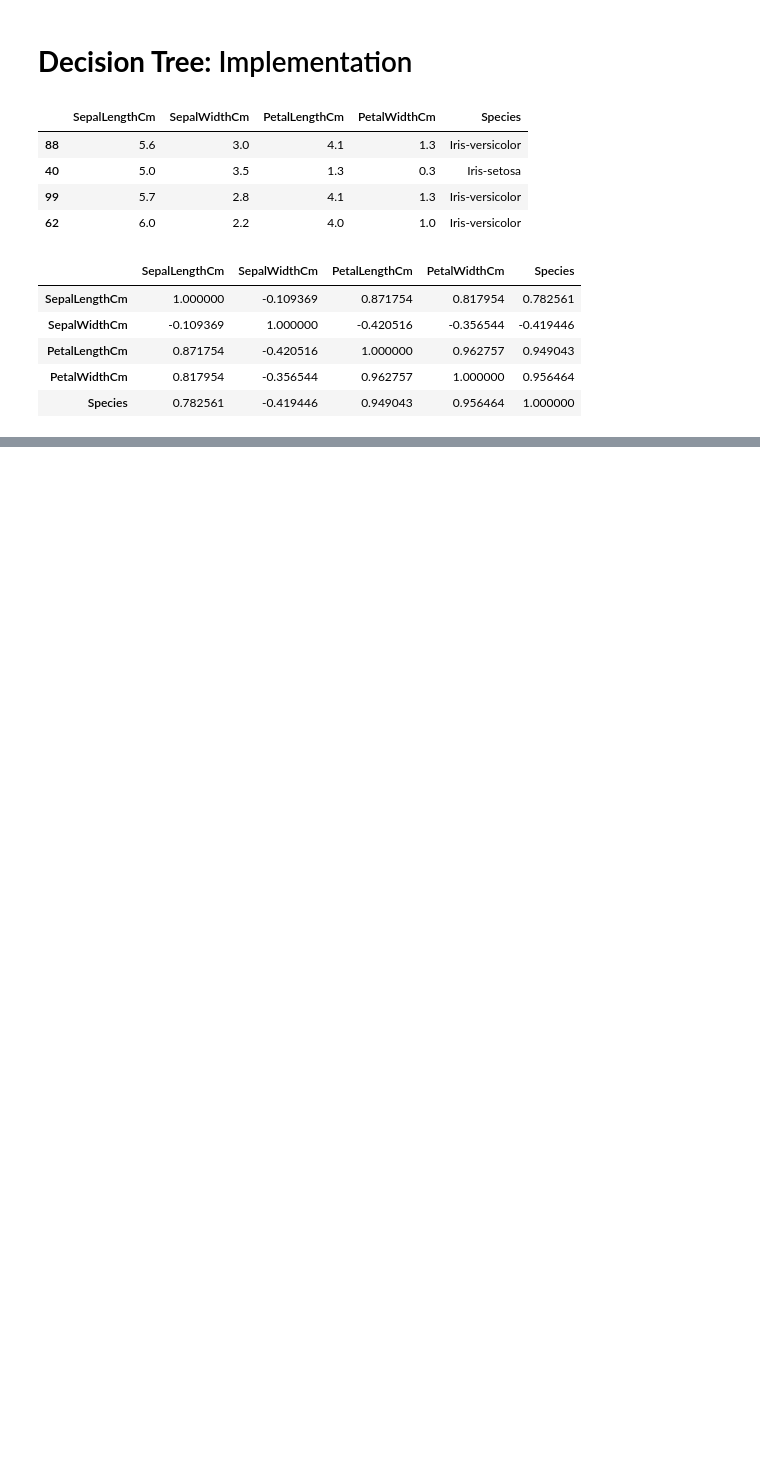
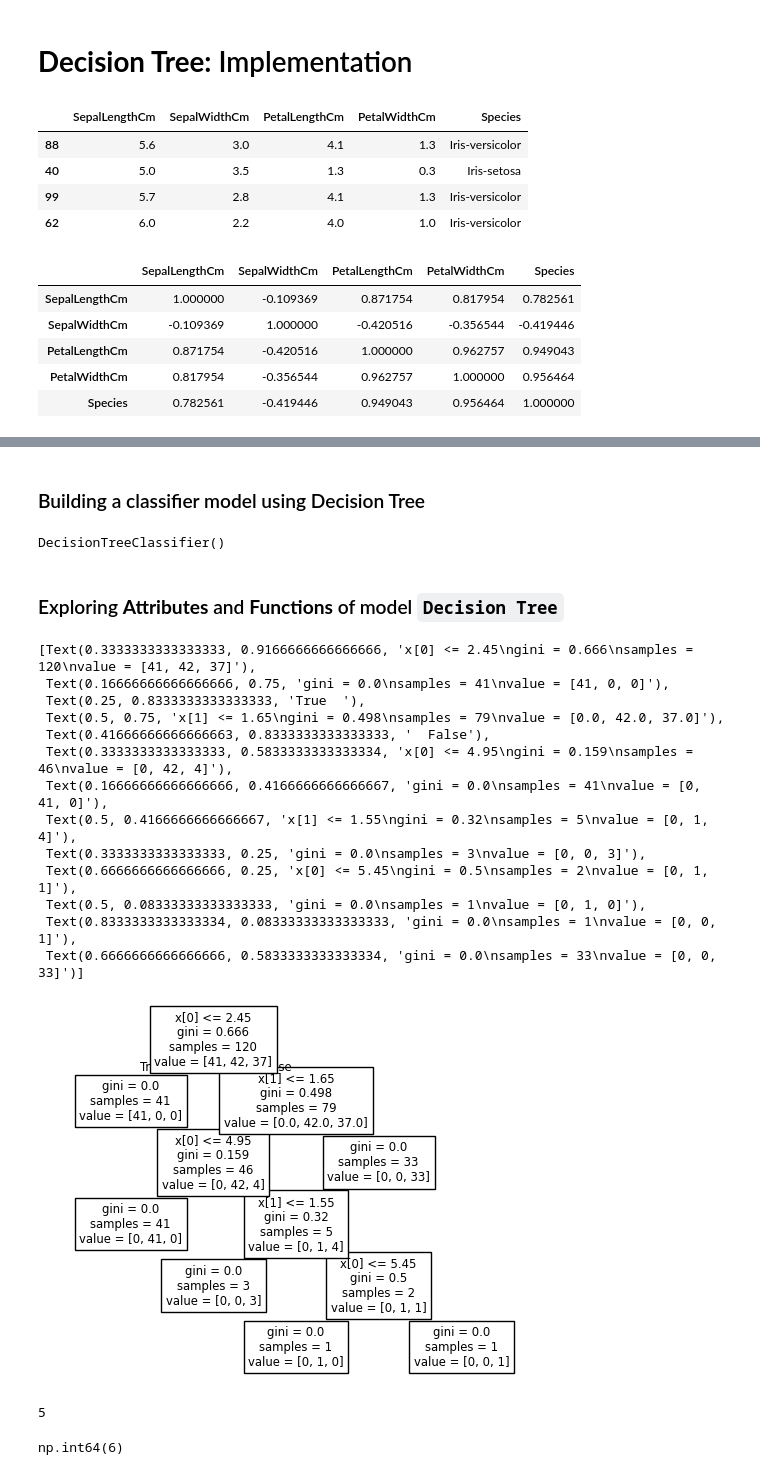
Before and after one commit to a4archit/ML-Journey, a Jupyter notebook: Algorithms/Decision Trees/Classifications.ipynb, the cells around one changed output, grey strips where cells are left out. Drawn from its saved outputs; the diff is of its cells as text; code cells hidden in the pictures; blank space fills up the shorter version.

Commit message:
Exploring Decision trees

```diff
--- a/Algorithms/Decision Trees/Classifications.ipynb
+++ b/Algorithms/Decision Trees/Classifications.ipynb
@@ -32,3 +35,8 @@ df.corr()
 | PetalLengthCm | 0.871754 | -0.420516 | 1.000000 | 0.962757 | 0.949043 |
 | PetalWidthCm | 0.817954 | -0.356544 | 0.962757 | 1.000000 | 0.956464 |
 | Species | 0.782561 | -0.419446 | 0.949043 | 0.956464 | 1.000000 |
+# %%
+# data splitting
+X = df[['PetalLengthCm','PetalWidthCm']]
+y = df[['Species']]
+X_train, X_test, y_train, y_test = train_test_split(X,y, test_size=0.2)
@@ -34,0 +59,37 @@ df.corr()
+# %% [markdown]
+### Building a classifier model using Decision Tree
+# %%
+model = DecisionTreeClassifier()
+model.fit(X_train, y_train)
+# %% [output]
+DecisionTreeClassifier()
+# %% [markdown]
+### Exploring **Attributes** and **Functions** of model `Decision Tree`
+# %%
+# plotting decision tree
+plot_tree(model)
+# %% [output]
+[Text(0.3333333333333333, 0.9166666666666666, 'x[0] <= 2.45\ngini = 0.666\nsamples = 120\nvalue = [41, 42, 37]'),
+ Text(0.16666666666666666, 0.75, 'gini = 0.0\nsamples = 41\nvalue = [41, 0, 0]'),
+ Text(0.25, 0.8333333333333333, 'True  '),
+ Text(0.5, 0.75, 'x[1] <= 1.65\ngini = 0.498\nsamples = 79\nvalue = [0.0, 42.0, 37.0]'),
+ Text(0.41666666666666663, 0.8333333333333333, '  False'),
+ Text(0.3333333333333333, 0.5833333333333334, 'x[0] <= 4.95\ngini = 0.159\nsamples = 46\nvalue = [0, 42, 4]'),
+ Text(0.16666666666666666, 0.4166666666666667, 'gini = 0.0\nsamples = 41\nvalue = [0, 41, 0]'),
+ Text(0.5, 0.4166666666666667, 'x[1] <= 1.55\ngini = 0.32\nsamples = 5\nvalue = [0, 1, 4]'),
+ Text(0.3333333333333333, 0.25, 'gini = 0.0\nsamples = 3\nvalue = [0, 0, 3]'),
+ Text(0.6666666666666666, 0.25, 'x[0] <= 5.45\ngini = 0.5\nsamples = 2\nvalue = [0, 1, 1]'),
+ Text(0.5, 0.08333333333333333, 'gini = 0.0\nsamples = 1\nvalue = [0, 1, 0]'),
+ Text(0.8333333333333334, 0.08333333333333333, 'gini = 0.0\nsamples = 1\nvalue = [0, 0, 1]'),
+ Text(0.6666666666666666, 0.5833333333333334, 'gini = 0.0\nsamples = 33\nvalue = [0, 0, 33]')]
+[figure, added]
+# %%
+# depth of model
+model.get_depth()
+# %% [output]
+5
+# %%
+# numbers of leaves
+model.get_n_leaves()
+# %% [output]
+np.int64(6)
```
Also changed, not shown: parts of 11 cells of this notebook.
